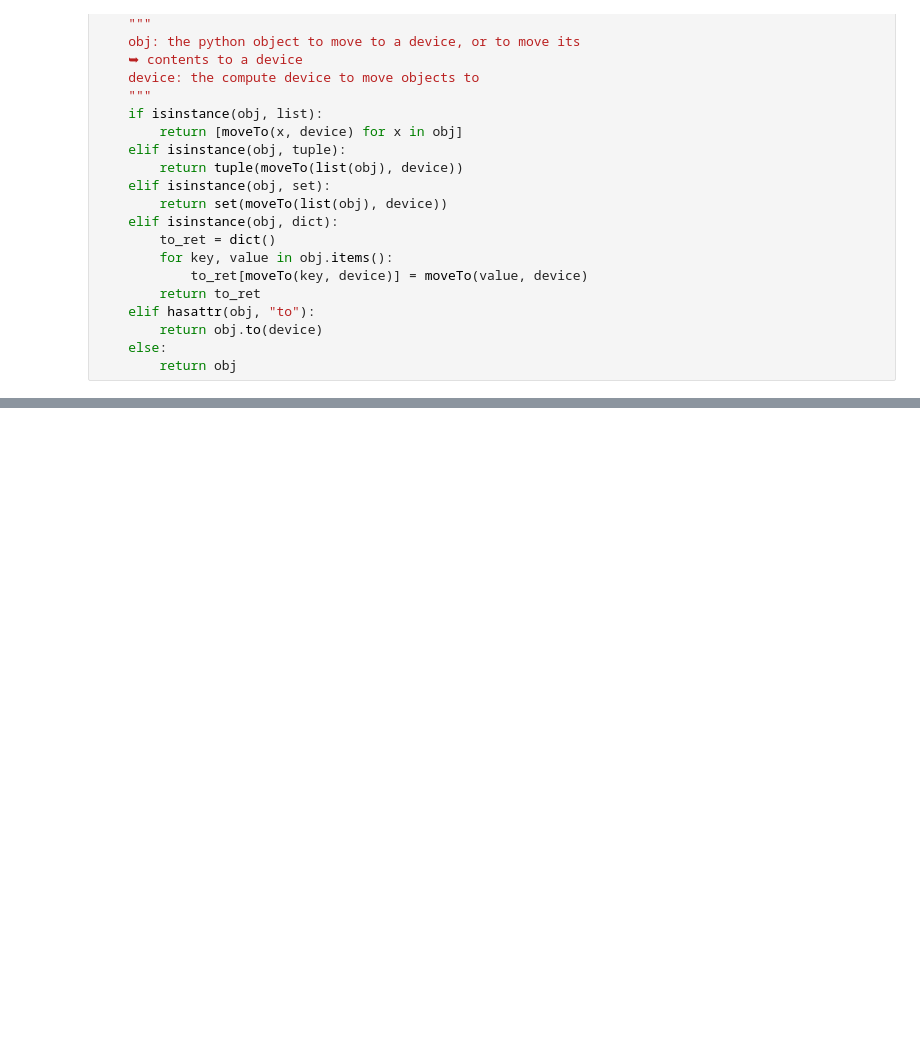
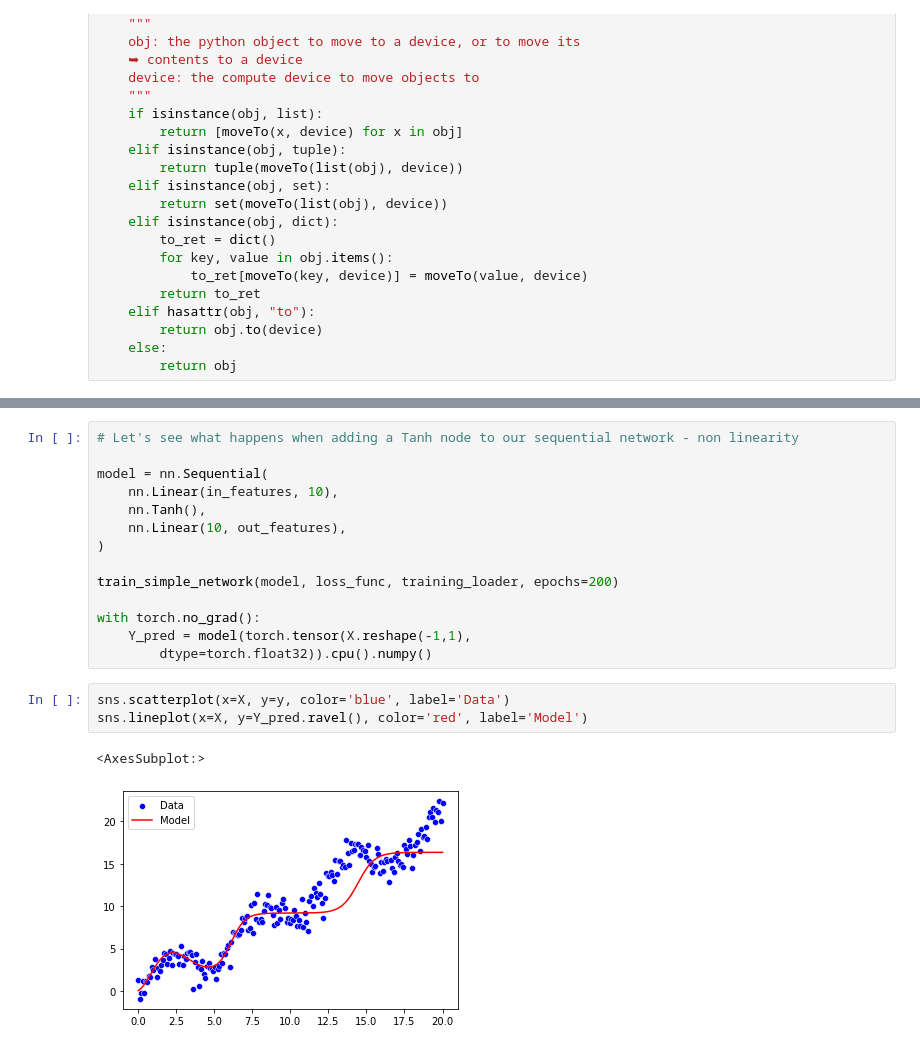
Before and after one commit to andreastgram/DL_Inner_Workings, a Jupyter notebook: fully_connected.ipynb, the cells around one changed output, grey strips where cells are left out. Saved outputs shown, nothing was run; the diff lists cells and outputs as text; blank space fills up the shorter version.

```diff
--- a/fully_connected.ipynb
+++ b/fully_connected.ipynb
@@ -59,0 +131,20 @@ def train_simple_network(model, loss_func, training_loader, epochs=20, device="m
+# %%
+# Let's see what happens when adding a Tanh node to our sequential network - non linearity
+
+model = nn.Sequential(
+    nn.Linear(in_features, 10),
+    nn.Tanh(),
+    nn.Linear(10, out_features),
+)
+
+train_simple_network(model, loss_func, training_loader, epochs=200)
+
+with torch.no_grad():
+    Y_pred = model(torch.tensor(X.reshape(-1,1),
+        dtype=torch.float32)).cpu().numpy()
+# %%
+sns.scatterplot(x=X, y=y, color='blue', label='Data')
+sns.lineplot(x=X, y=Y_pred.ravel(), color='red', label='Model')
+# %% [output]
+<AxesSubplot:>
+[figure, added]
```
Also changed, not shown: parts of 11 cells of this notebook.
